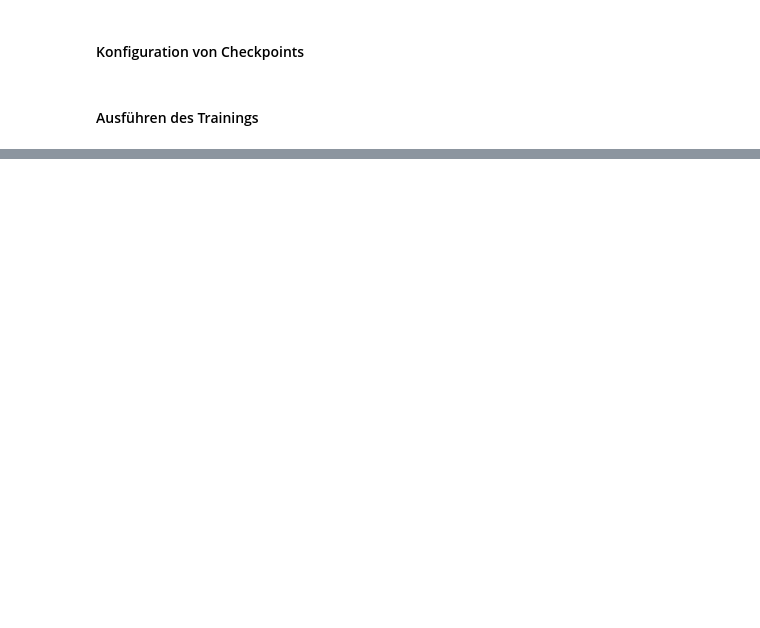
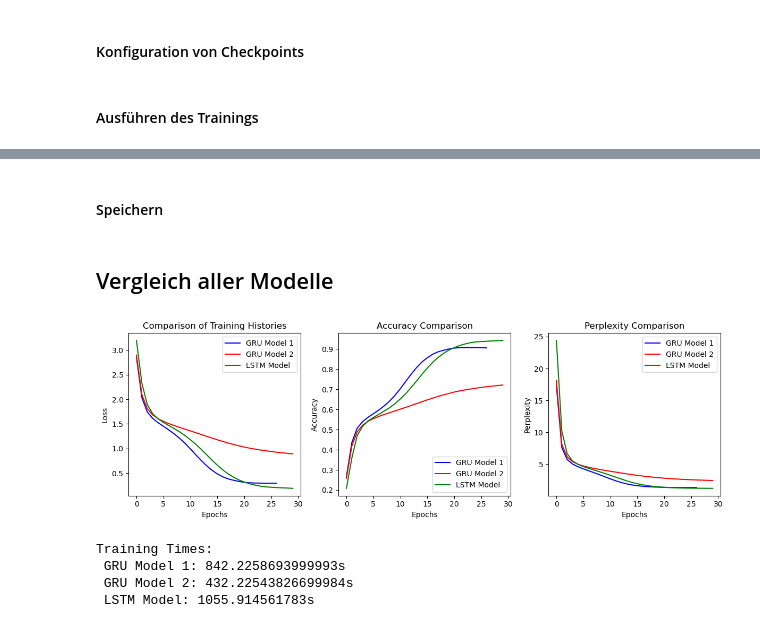
Before and after one commit to kirkya99/Praktikum_Deep_Learning, a Jupyter notebook: final_task_kaggle_rnn/rnn_training.ipynb, the cells around one changed output, grey strips where cells are left out. Cells and saved outputs as stored; diff of their text form; code cells hidden in the pictures; blank space fills up the shorter version.

Commit message:
added code for gru_1, gru_2, lstm & added code for text generation

```diff
--- a/final_task_kaggle_rnn/rnn_training.ipynb
+++ b/final_task_kaggle_rnn/rnn_training.ipynb
@@ -437,0 +545,2 @@ plt.show()
+# %%
+lstm_model.compile(optimizer='adam', loss=loss, metrics=['accuracy'], run_eagerly=True)
@@ -437,0 +549,7 @@ plt.show()
+# %%
+checkpoint_dir = './work/training_checkpoints/lstm_model'
+checkpoint_prefix = os.path.join(checkpoint_dir, "ckpt_{epoch}.weights.h5")
+
+checkpoint_callback_gru_model_2=tf.keras.callbacks.ModelCheckpoint(
+    filepath=checkpoint_prefix,
+    save_weights_only=True)
@@ -437,0 +558,7 @@ plt.show()
+# %%
+EPOCHS = 30
+# %%
+start = time.perf_counter()
+lstm_model_history = lstm_model.fit(dataset, epochs=EPOCHS, callbacks=[checkpoint_callback_gru_model_2, early_stopping_model_2])
+end = time.perf_counter()
+lstm_model_training_time = end - start
@@ -437,0 +583,2 @@ plt.show()
+# %% [markdown]
+#### Speichern
@@ -437,0 +587,54 @@ plt.show()
+# %% [markdown]
+## Vergleich aller Modelle
+# %%
+loss1 = gru_model_1_history.history['loss']
+loss2 = gru_model_2_history.history['loss']
+loss3 = lstm_model_history.history['loss']
+
+accuracy1 = gru_model_1_history.history['accuracy']
+accuracy2 = gru_model_2_history.history['accuracy']
+accuracy3 = lstm_model_history.history['accuracy']
+
+perplexity1 = np.exp(loss1)
+perplexity2 = np.exp(loss2)
+perplexity3 = np.exp(loss3)
+
+fig, axes = plt.subplots(nrows=1, ncols=3, figsize=(12, 4))
+
+axes[0].plot(loss1, label="GRU Model 1", linestyle='-', color='blue')
+axes[0].plot(loss2, label="GRU Model 2", linestyle='-', color='red')
+axes[0].plot(loss3, label="LSTM Model", linestyle='-', color='green')
+axes[0].set_xlabel("Epochs")
+axes[0].set_ylabel("Loss")
+axes[0].set_title("Comparison of Training Histories")
+axes[0].legend()
+
+axes[1].plot(accuracy1, label="GRU Model 1", linestyle='-', color='blue')
+axes[1].plot(accuracy2, label="GRU Model 2", linestyle='-', color='red')
+axes[1].plot(accuracy3, label="LSTM Model", linestyle='-', color='green')
+axes[1].set_xlabel("Epochs")
+axes[1].set_ylabel("Accuracy")
+axes[1].set_title("Accuracy Comparison")
+axes[1].legend()
+
+axes[2].plot(perplexity1, label="GRU Model 1", linestyle='-', color='blue')
+axes[2].plot(perplexity2, label="GRU Model 2", linestyle='-', color='red')
+axes[2].plot(perplexity3, label="LSTM Model", linestyle='-', color='green')
+axes[2].set_xlabel("Epochs")
+axes[2].set_ylabel("Perplexity")
+axes[2].set_title("Perplexity Comparison")
+axes[2].legend()
+
+plt.tight_layout()
+
+plt.show()
+print("Training Times:")
+print(f" GRU Model 1: {gru_model_1_training_time}s")
+print(f" GRU Model 2: {gru_model_2_training_time}s")
+print(f" LSTM Model: {lstm_model_training_time}s")
+# %% [output]
+[figure, added]
+Training Times:
+ GRU Model 1: 842.2258693999993s
+ GRU Model 2: 432.22543826699984s
+ LSTM Model: 1055.914561783s
```
Also changed, not shown: parts of 49 cells of this notebook, 4 other files.
